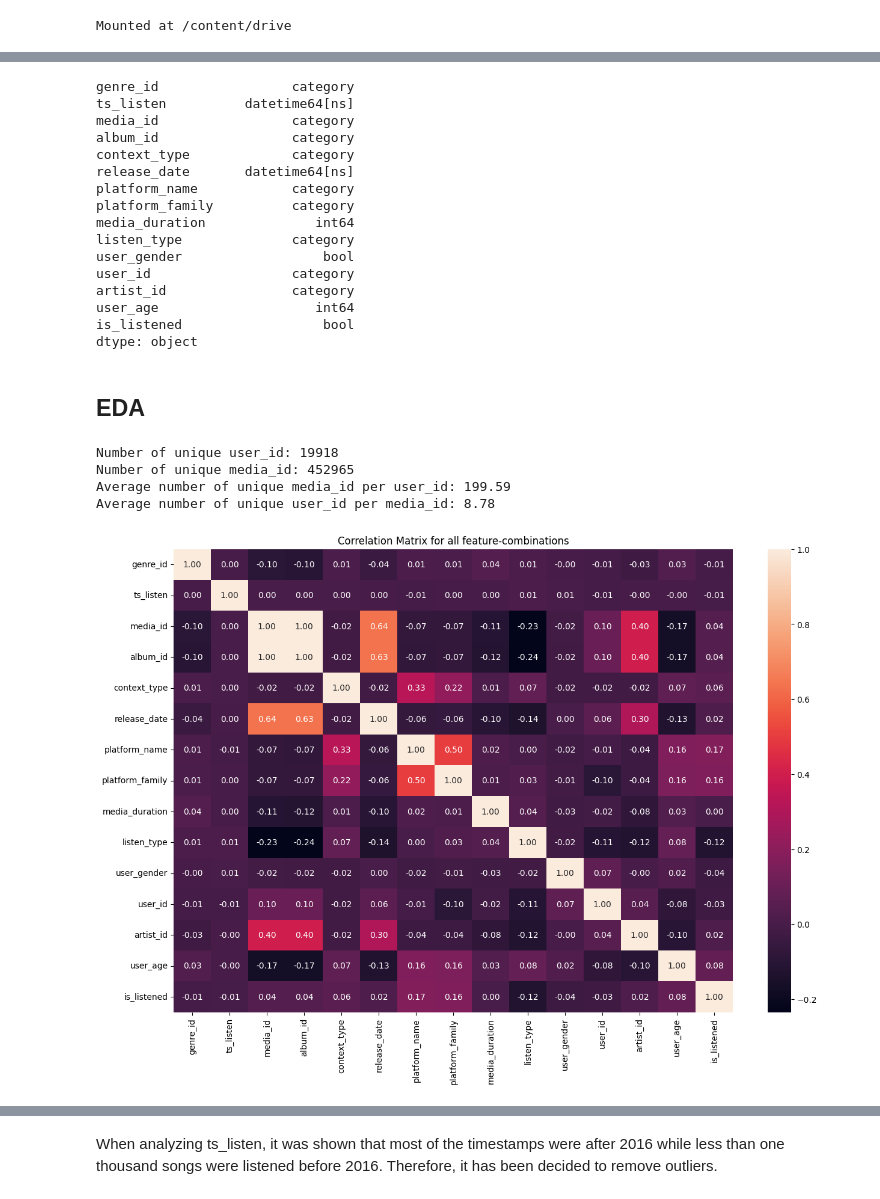
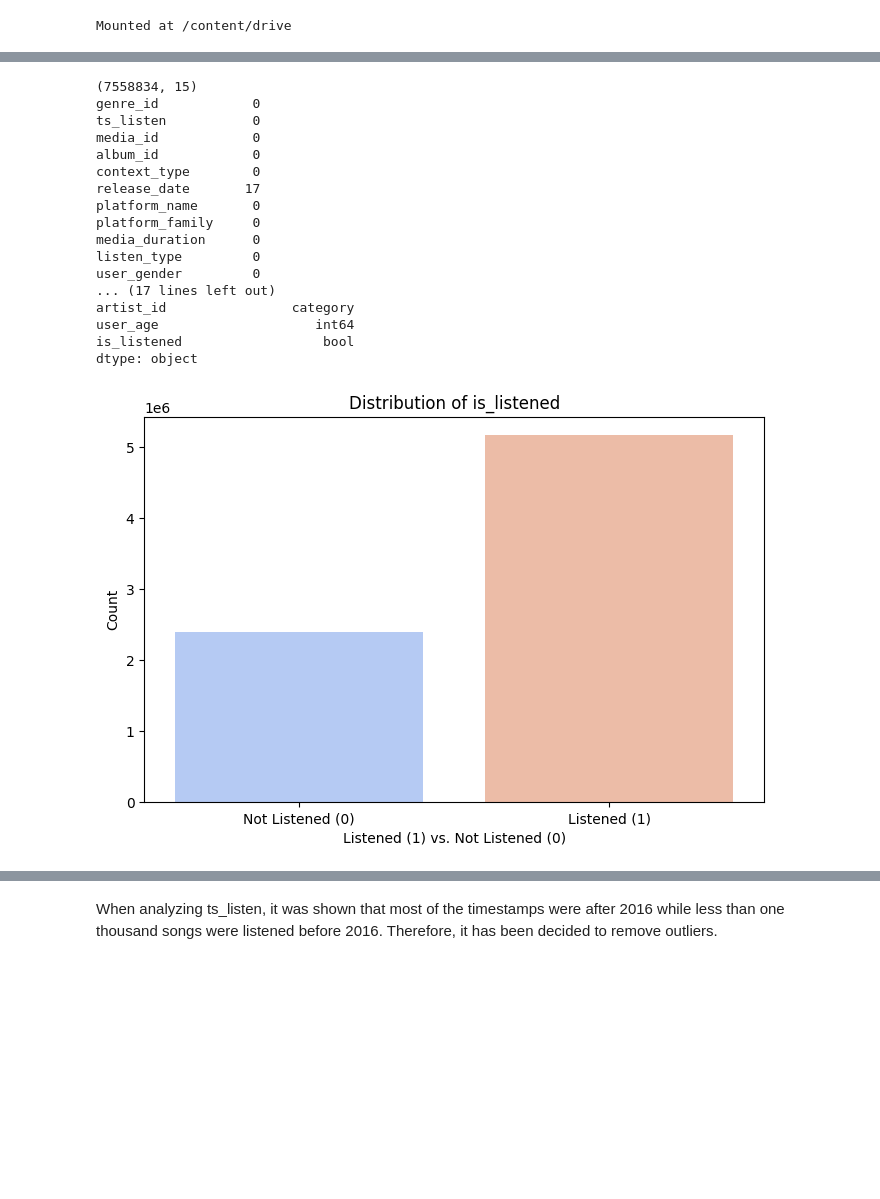
Before and after one commit to lucarenz1997/recommender_systems, a Jupyter notebook: data-prep.ipynb, the cells around one changed output, grey strips where cells are left out. Drawn from its saved outputs; the diff is of its cells as text; code cells hidden in the pictures; blank space fills up the shorter version.

```diff
--- a/data-prep.ipynb
+++ b/data-prep.ipynb
@@ -22,7 +30,11 @@ Mounted at /content/drive
 # %%
-data.isnull().sum() # no NAs
+#Dataset Shape
+print(data.shape)
 
-# Converting to datatypes
+#Missing Values
+print(data.isnull().sum()) # no NAs
+
+#Converting to datatypes
 data['ts_listen'] = pd.to_datetime(data['ts_listen'], unit='s')
 data['artist_id'] = data['artist_id'].astype('category')
 data['media_id'] = data['media_id'].astype('category')
@@ -38,19 +50,23 @@ data['platform_family'] = data['platform_family'].astype('category')
 data['user_id'] = data['user_id'].astype('category')
 
 print(data.dtypes)
+
+#Drop invalid release date
+data = data.dropna(subset=['release_date'])
 # %% [output]
-genre_id                 category
-ts_listen          datetime64[ns]
-media_id                 category
-album_id                 category
-context_type             category
-release_date       datetime64[ns]
-platform_name            category
-platform_family          category
-media_duration              int64
-listen_type              category
-user_gender                  bool
-user_id                  category
+(7558834, 15)
+genre_id            0
+ts_listen           0
+media_id            0
+album_id            0
+context_type        0
+release_date       17
+platform_name       0
+platform_family     0
+media_duration      0
+listen_type         0
+user_gender         0
+... (17 lines left out)
 artist_id                category
 user_age                    int64
 is_listened                  bool
@@ -60,32 +74,12 @@ data = data.dropna(subset=['release_date'])
-# %% [markdown]
-## EDA
-# %%
-# Number of unique user_id and media_id
-num_unique_users = data['user_id'].nunique()
-num_unique_media = data['media_id'].nunique()
-
-# Average number of unique media per user
-mean_media_per_user = data.groupby('user_id')['media_id'].nunique().mean()
-# Average number of unique users per media
-mean_users_per_media = data.groupby('media_id')['user_id'].nunique().mean()
-
-# Print results
-print(f"Number of unique user_id: {num_unique_users}")
-print(f"Number of unique media_id: {num_unique_media}")
-print(f"Average number of unique media_id per user_id: {mean_media_per_user:.2f}")
-print(f"Average number of unique user_id per media_id: {mean_users_per_media:.2f}")
-# %% [output]
-Number of unique user_id: 19918
-Number of unique media_id: 452965
-Average number of unique media_id per user_id: 199.59
-Average number of unique user_id per media_id: 8.78
-# %%
-import seaborn as sns
-import matplotlib.pyplot as plt
-
-plt.figure(figsize=(15, 10))
-sns.heatmap(data.corr(), annot=True, fmt='.2f')
-plt.title('Correlation Matrix for all feature-combinations')
-plt.show()
-# %% [output]
-[figure, removed]
+# %%
+#Target Variable Distribution
+# Plot the distribution of 'is_listened'
+plt.figure(figsize=(8, 5))
+sns.countplot(x=data['is_listened'], palette="coolwarm")
+plt.xlabel("Listened (1) vs. Not Listened (0)")
+plt.ylabel("Count")
+plt.title("Distribution of is_listened")
+plt.xticks([0, 1], ["Not Listened (0)", "Listened (1)"])
+plt.show()
+# %% [output]
+[figure, added]
```
Also changed, not shown: parts of 25 cells of this notebook.
